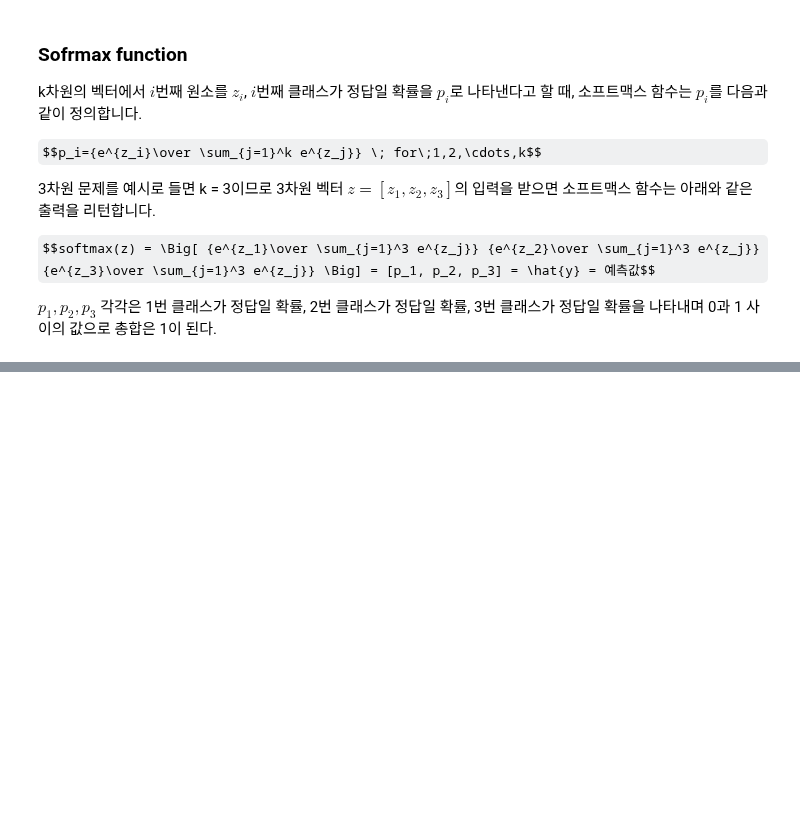
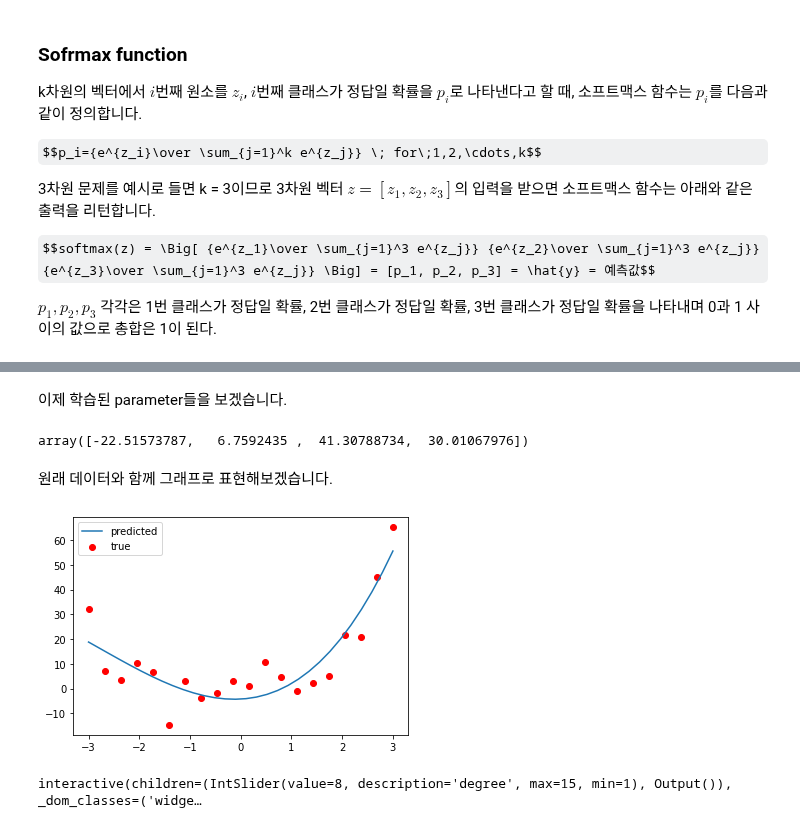
Before and after one commit to Kdelphinus/Python_study, a Jupyter notebook: goorm/AI기술 자연어 처리 전문가 양성 과정/02. Machine Learning.ipynb, the cells around one changed output, grey strips where cells are left out. Cells and saved outputs as stored; diff of their text form; code cells hidden in the pictures; some formulas as TeX source; blank space fills up the shorter version.

```diff
--- a/goorm/AI기술 자연어 처리 전문가 양성 과정/02. Machine Learning.ipynb
+++ b/goorm/AI기술 자연어 처리 전문가 양성 과정/02. Machine Learning.ipynb
@@ -997,0 +1136,11 @@ $p_1, p_2, p_3$ 각각은 1번 클래스가 정답일 확률, 2번 클래스가
+# %%
+degree = 3
+def polynomial_features(x, degree):
+    """Generate polynomial features for x"""
+    X = numpy.empty((len(x), degree + 1))
+    for i in range(degree + 1):
+        X[:, i] = x**i
+    return X
+
+X = polynomial_features(x, degree)
+print(X.shape)
@@ -997,0 +1226,26 @@ $p_1, p_2, p_3$ 각각은 1번 클래스가 정답일 확률, 2번 클래스가
+# %% [markdown]
+이제 학습된 parameter들을 보겠습니다.
+# %%
+params
+# %% [output]
+array([-22.51573787,   6.7592435 ,  41.30788734,  30.01067976])
+# %% [markdown]
+원래 데이터와 함께 그래프로 표현해보겠습니다.
+# %%
+xgrid = numpy.linspace(x.min(), x.max(), 30)
+Xgrid_poly_feat = polynomial_features(xgrid, degree)
+Xgrid_scaled = min_max_scaler.transform(Xgrid_poly_feat)
+Xgrid_scaled[:, 0] = 1
+
+pyplot.scatter(x, y, c='r', label='true')
+pyplot.plot(xgrid, Xgrid_scaled@params, label='predicted')
+pyplot.legend();
+# %% [output]
+[figure, added]
+# %%
+from _util.plot_helpers import interact_polyreg
+
+max_degree = 15
+interact_polyreg(max_degree, x, y)
+# %% [output]
+interactive(children=(IntSlider(value=8, description='degree', max=15, min=1), Output()), _dom_classes=('widge…
```
Also changed, not shown: parts of 28 cells of this notebook.
